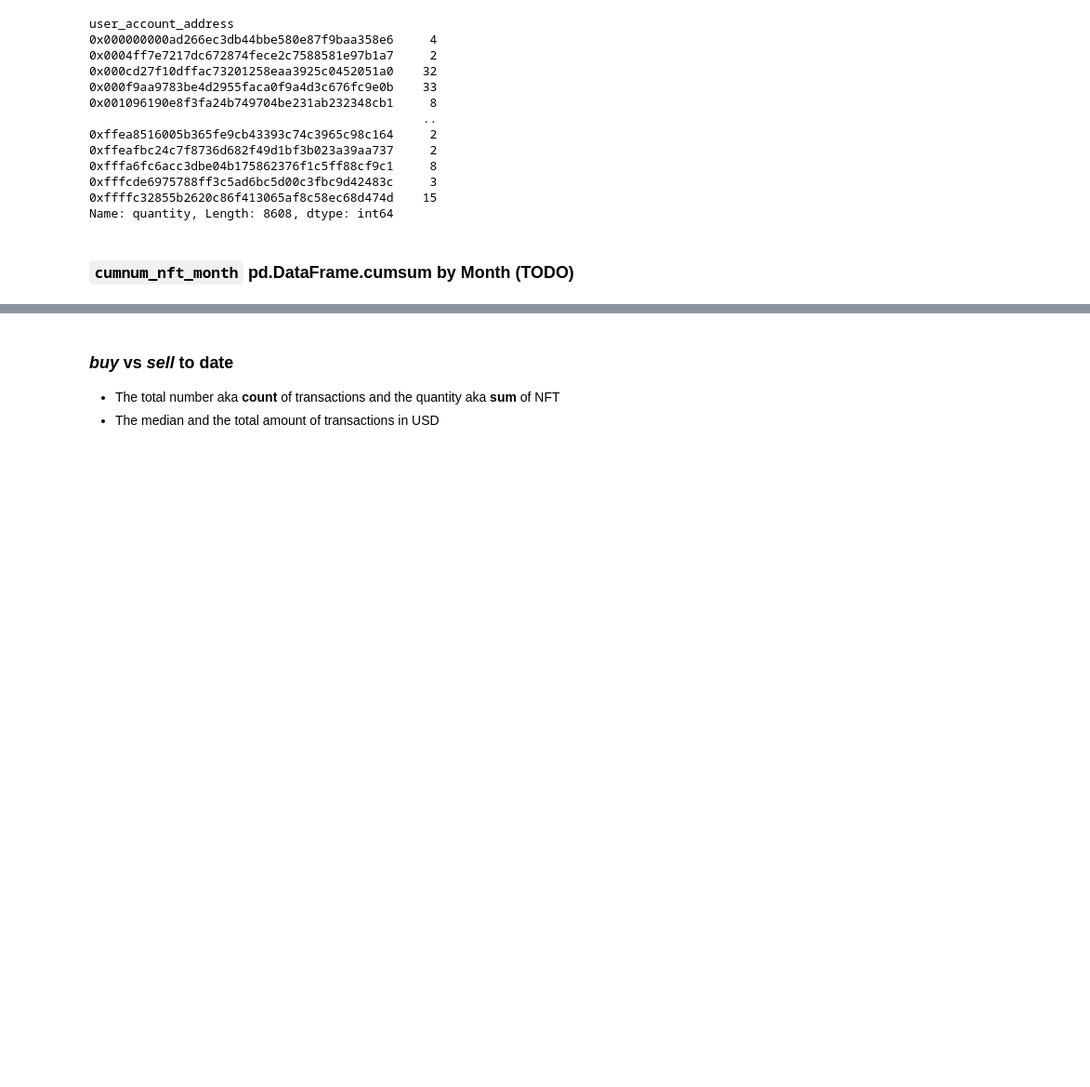
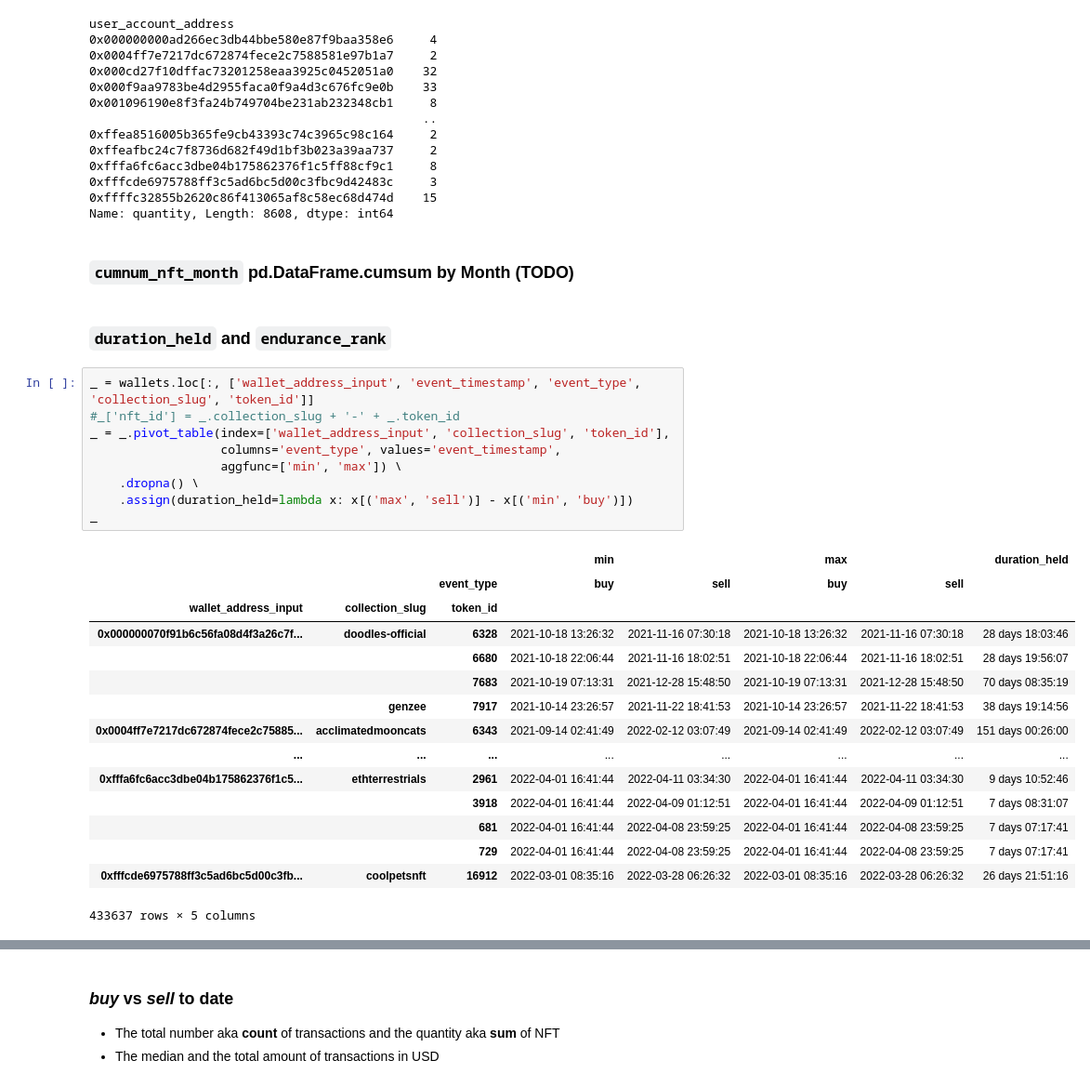
Before and after one commit to Cryptoro-DAO/OpenSea-API-crawler, a Jupyter notebook: Wallets Feature Engineering.ipynb, the cells around one changed output, grey strips where cells are left out. Shown at 93% size. Drawn from its saved outputs; the diff is of its cells as text; blank space fills up the shorter version.

Commit message:
add features: duration_help and endurance_rank

```diff
--- a/Wallets Feature Engineering.ipynb
+++ b/Wallets Feature Engineering.ipynb
@@ -892,3 +892,30 @@ user_account_address
 Name: quantity, Length: 8608, dtype: int64
 # %% [markdown]
 ### `cumnum_nft_month` pd.DataFrame.cumsum by Month (TODO)
+# %% [markdown]
+### `duration_held` and `endurance_rank`
+# %%
+_ = wallets.loc[:, ['wallet_address_input', 'event_timestamp', 'event_type', 'collection_slug', 'token_id']]
+#_['nft_id'] = _.collection_slug + '-' + _.token_id
+_ = _.pivot_table(index=['wallet_address_input', 'collection_slug', 'token_id'],
+                  columns='event_type', values='event_timestamp',
+                  aggfunc=['min', 'max']) \
+    .dropna() \
+    .assign(duration_held=lambda x: x[('max', 'sell')] - x[('min', 'buy')])
+_
+# %% [output]
+|  |  |  | min |  | max |  | duration_held |
+|  |  | event_type | buy | sell | buy | sell |  |
+| wallet_address_input | collection_slug | token_id |  |  |  |  |  |
+| 0x000000070f91b6c56fa08d4f3a26c7f... | doodles-official | 6328 | 2021-10-18 13:26:32 | 2021-11-16 07:30:18 | 2021-10-18 13:26:32 | 2021-11-16 07:30:18 | 28 days 18:03:46 |
+|  |  | 6680 | 2021-10-18 22:06:44 | 2021-11-16 18:02:51 | 2021-10-18 22:06:44 | 2021-11-16 18:02:51 | 28 days 19:56:07 |
+|  |  | 7683 | 2021-10-19 07:13:31 | 2021-12-28 15:48:50 | 2021-10-19 07:13:31 | 2021-12-28 15:48:50 | 70 days 08:35:19 |
+|  | genzee | 7917 | 2021-10-14 23:26:57 | 2021-11-22 18:41:53 | 2021-10-14 23:26:57 | 2021-11-22 18:41:53 | 38 days 19:14:56 |
+| 0x0004ff7e7217dc672874fece2c75885... | acclimatedmooncats | 6343 | 2021-09-14 02:41:49 | 2022-02-12 03:07:49 | 2021-09-14 02:41:49 | 2022-02-12 03:07:49 | 151 days 00:26:00 |
+| ... | ... | ... | ... | ... | ... | ... | ... |
+| 0xfffa6fc6acc3dbe04b175862376f1c5... | ethterrestrials | 2961 | 2022-04-01 16:41:44 | 2022-04-11 03:34:30 | 2022-04-01 16:41:44 | 2022-04-11 03:34:30 | 9 days 10:52:46 |
+|  |  | 3918 | 2022-04-01 16:41:44 | 2022-04-09 01:12:51 | 2022-04-01 16:41:44 | 2022-04-09 01:12:51 | 7 days 08:31:07 |
+|  |  | 681 | 2022-04-01 16:41:44 | 2022-04-08 23:59:25 | 2022-04-01 16:41:44 | 2022-04-08 23:59:25 | 7 days 07:17:41 |
+|  |  | 729 | 2022-04-01 16:41:44 | 2022-04-08 23:59:25 | 2022-04-01 16:41:44 | 2022-04-08 23:59:25 | 7 days 07:17:41 |
+| 0xfffcde6975788ff3c5ad6bc5d00c3fb... | coolpetsnft | 16912 | 2022-03-01 08:35:16 | 2022-03-28 06:26:32 | 2022-03-01 08:35:16 | 2022-03-28 06:26:32 | 26 days 21:51:16 |
+433637 rows × 5 columns
```
Also changed, not shown: parts of 11 cells of this notebook, 1 other file.
